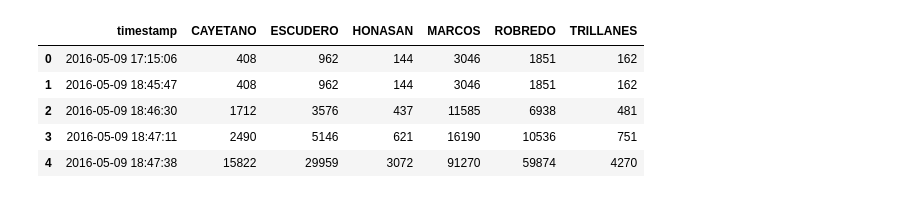
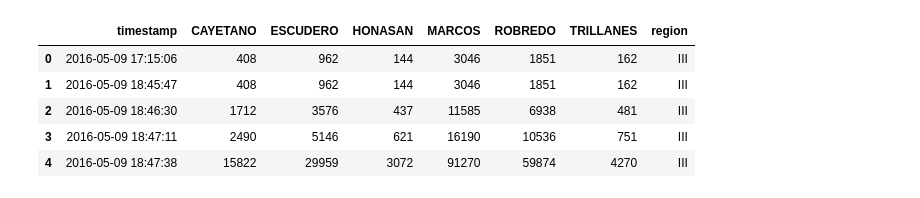
Before and after one commit to jezifm/data-science-notebook, a Jupyter notebook: analysis/bbm-leni.ipynb, the cells around one changed output. Drawn from its saved outputs; the diff is of its cells as text; code cells hidden in the pictures.

```diff
--- a/analysis/bbm-leni.ipynb
+++ b/analysis/bbm-leni.ipynb
@@ -14,9 +20,15 @@ df = pd.read_excel('../input/VP2016_votesPerRegion_Rappler.xlsx')
-# %%
-df.head()
-# %% [output]
-|  | timestamp | CAYETANO | ESCUDERO | HONASAN | MARCOS | ROBREDO | TRILLANES |
-| 0 | 2016-05-09 17:15:06 | 408 | 962 | 144 | 3046 | 1851 | 162 |
-| 1 | 2016-05-09 18:45:47 | 408 | 962 | 144 | 3046 | 1851 | 162 |
-| 2 | 2016-05-09 18:46:30 | 1712 | 3576 | 437 | 11585 | 6938 | 481 |
-| 3 | 2016-05-09 18:47:11 | 2490 | 5146 | 621 | 16190 | 10536 | 751 |
-| 4 | 2016-05-09 18:47:38 | 15822 | 29959 | 3072 | 91270 | 59874 | 4270 |
+# %%
+dfs = []
+for sheetname in xl.sheet_names:
+    df = xl.parse(sheetname=sheetname)
+    df['region'] = sheetname
+    dfs.append(df)
+data = pd.concat(dfs, axis=0)
+data.head()
+# %% [output]
+|  | timestamp | CAYETANO | ESCUDERO | HONASAN | MARCOS | ROBREDO | TRILLANES | region |
+| 0 | 2016-05-09 17:15:06 | 408 | 962 | 144 | 3046 | 1851 | 162 | III |
+| 1 | 2016-05-09 18:45:47 | 408 | 962 | 144 | 3046 | 1851 | 162 | III |
+| 2 | 2016-05-09 18:46:30 | 1712 | 3576 | 437 | 11585 | 6938 | 481 | III |
+| 3 | 2016-05-09 18:47:11 | 2490 | 5146 | 621 | 16190 | 10536 | 751 | III |
+| 4 | 2016-05-09 18:47:38 | 15822 | 29959 | 3072 | 91270 | 59874 | 4270 | III |
```
Also changed, not shown: parts of 5 cells of this notebook.
